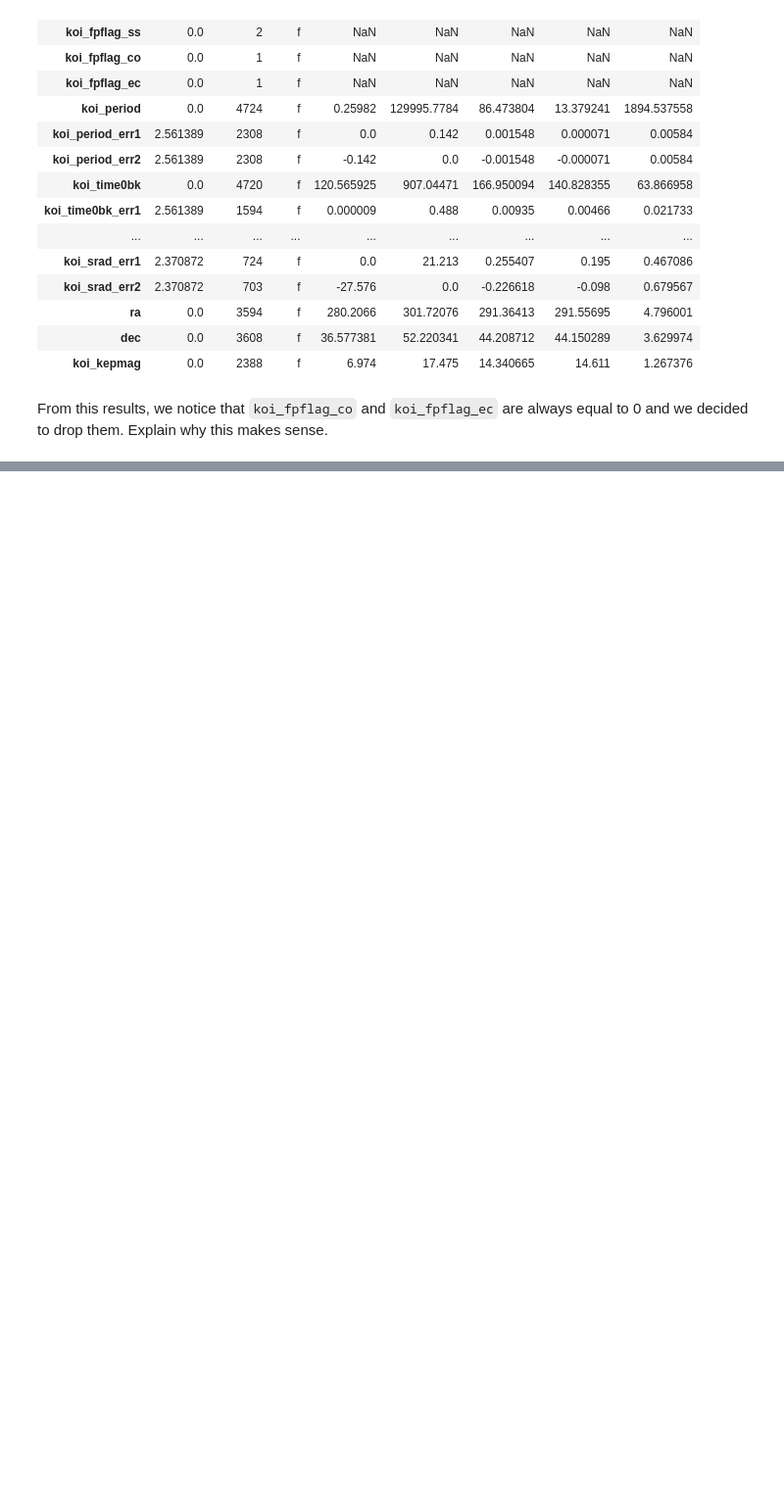
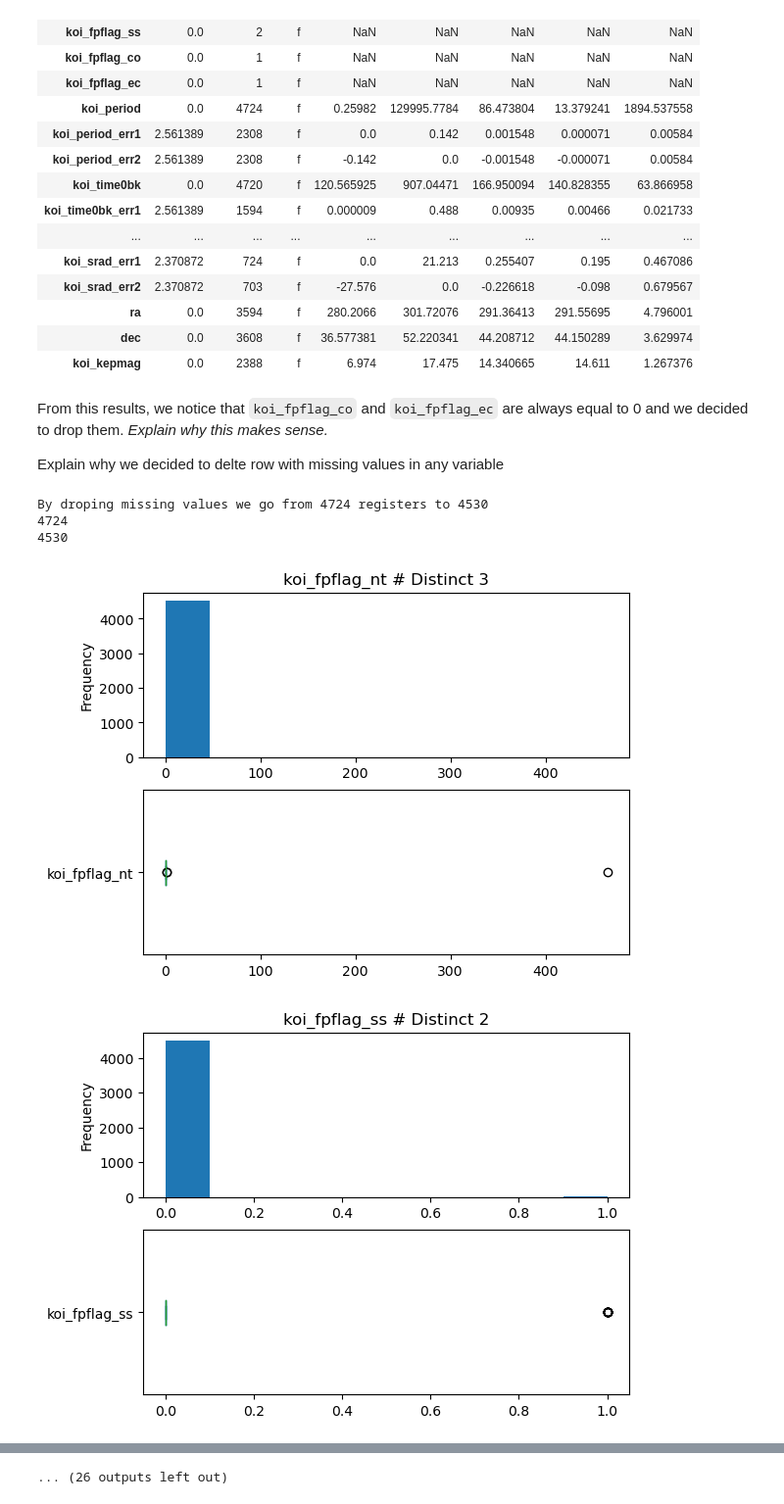
Before and after one commit to mp2b31/MDS-ML-Exoplanets, a Jupyter notebook: Exoplanet Identification.ipynb, the cells around one changed output, grey strips where cells are left out. Shown at 98% size. Cells and saved outputs as stored; diff of their text form; code cells hidden in the pictures; blank space fills up the shorter version.

Commit message:
Added plots. Oh yeah!

```diff
--- a/Exoplanet Identification.ipynb
+++ b/Exoplanet Identification.ipynb
@@ -118,4 +99,33 @@ pd.DataFrame(data_stats).T
 | dec | 0.0 | 3608 | f | 36.577381 | 52.220341 | 44.208712 | 44.150289 | 3.629974 |
 | koi_kepmag | 0.0 | 2388 | f | 6.974 | 17.475 | 14.340665 | 14.611 | 1.267376 |
 # %% [markdown]
-From this results, we notice that `koi_fpflag_co` and `koi_fpflag_ec` are always equal to 0 and we decided to drop them. Explain why this makes sense.
+From this results, we notice that `koi_fpflag_co` and `koi_fpflag_ec` are always equal to 0 and we decided to drop them. *Explain why this makes sense.*
+
+Explain why we decided to delte row with missing values in any variable
+# %%
+print(f"By droping missing values we go from {len(df)} registers to {len(df.dropna())}")
+print(len(df))
+print(len(df.dropna()))
+# %% [output]
+By droping missing values we go from 4724 registers to 4530
+4724
+4530
+# %%
+df = df.drop(columns=["koi_fpflag_co","koi_fpflag_ec"])
+df = df.dropna()
+# %%
+# Plots! OH yeah!
+
+for col in df:
+    var = df[col]
+    if var.dtype.kind != 'O':
+
+        fig,axs = plt.subplots(2,1)
+        _ = var.plot.hist(ax=axs[0])
+        _ = var.plot.box(ax=axs[1],vert=False)
+
+        axs[0].set_title(f"{col} # Distinct {len(var.drop_duplicates())}")
+        plt.show()
+# %% [output]
+[figure, added]
+[figure, added]
@@ -122,3 +142,4 @@ From this results, we notice that `koi_fpflag_co` and `koi_fpflag_ec` are always
+... (26 outputs left out)
 # %%
 def preprocessing(df):
     """
```
Also changed, not shown: parts of 2 cells of this notebook.
